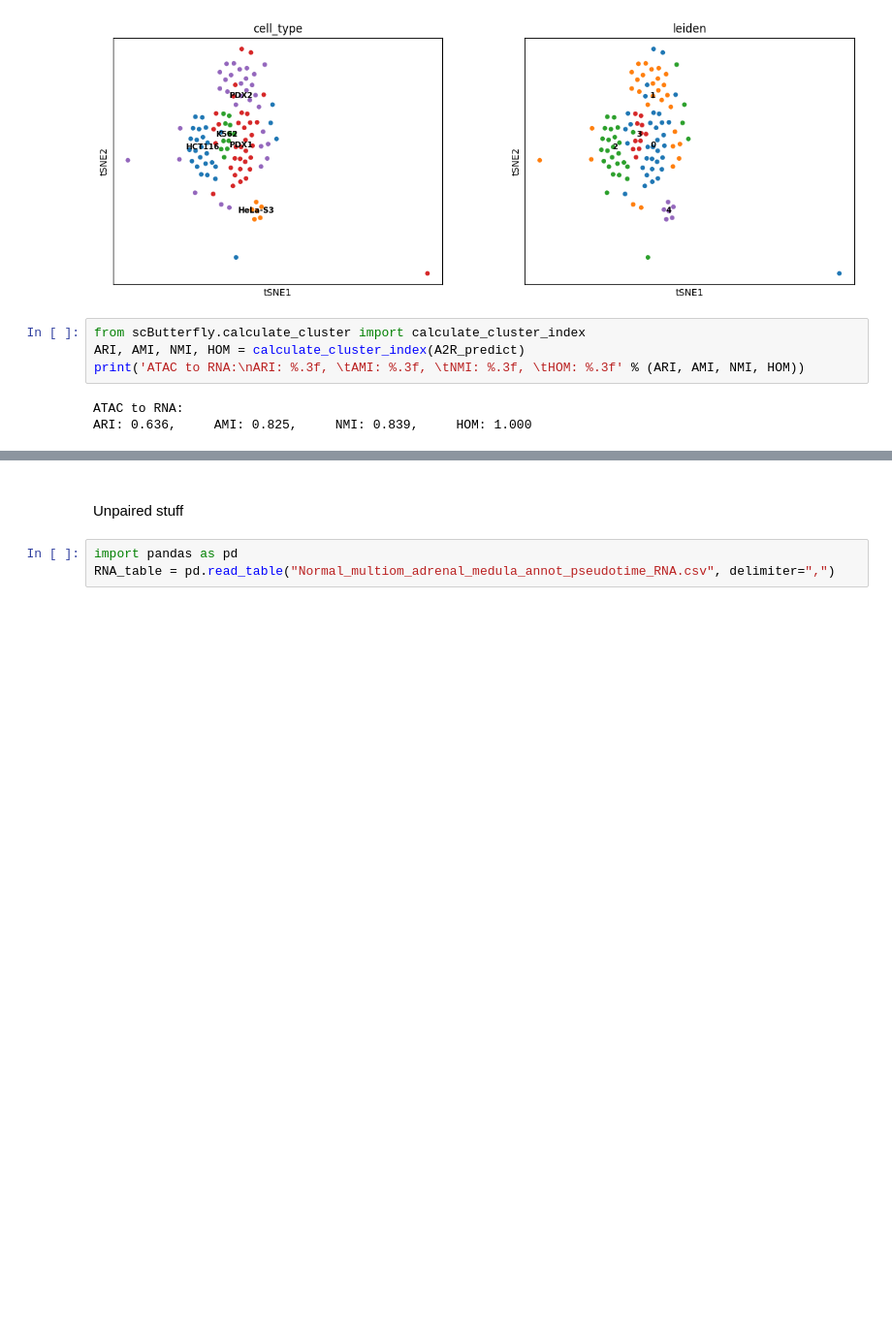
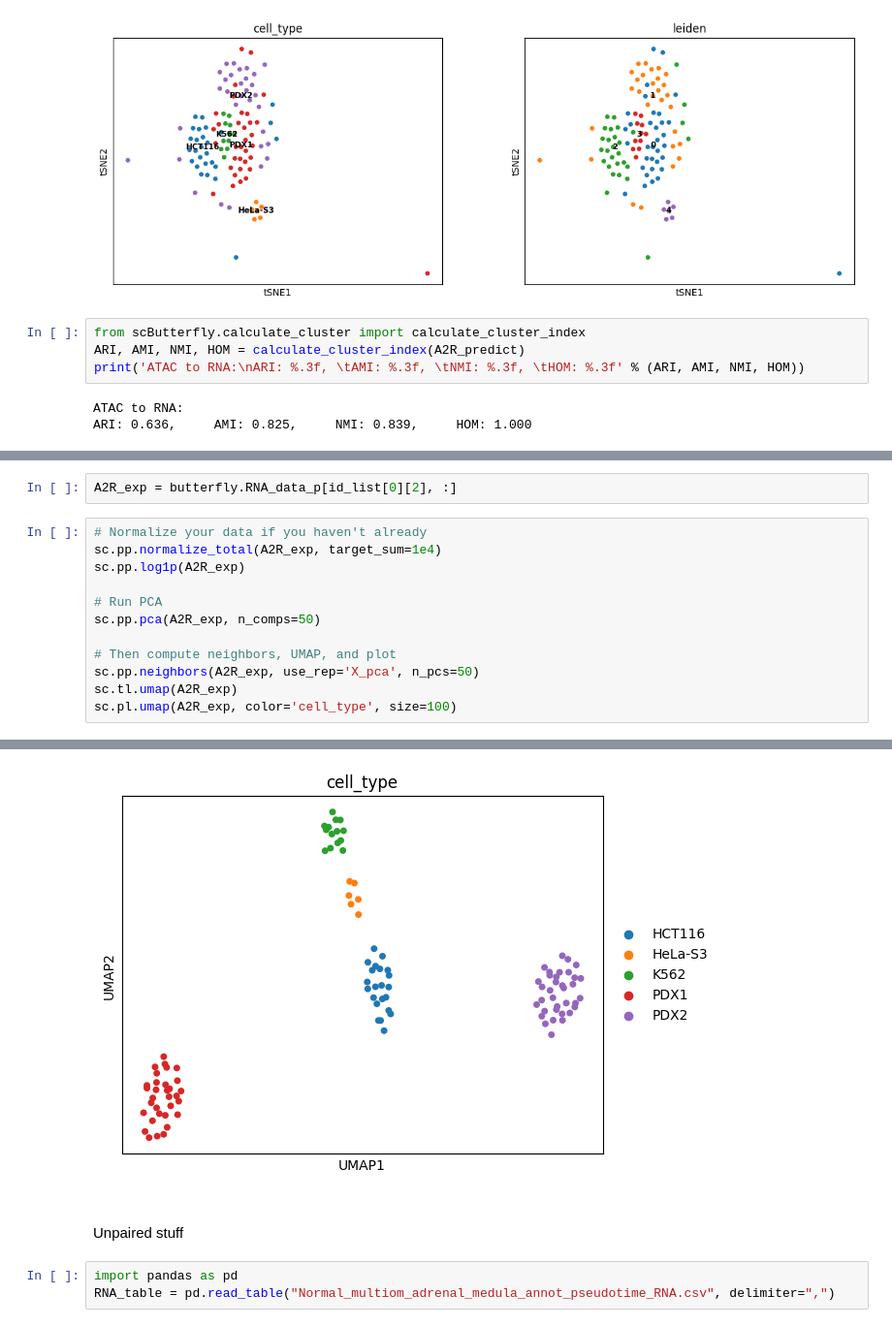
Before and after one commit to preet2706/scButterfly, a Jupyter notebook: scbutterfly/scButterfly_RNA_to_ATAC_unpaired_normal_pre_selina.ipynb, the cells around one changed output, grey strips where cells are left out. Shown at 97% size. Cells and saved outputs as stored; diff of their text form; blank space fills up the shorter version.

```diff
--- a/scbutterfly/scButterfly_RNA_to_ATAC_unpaired_normal_pre_selina.ipynb
+++ b/scbutterfly/scButterfly_RNA_to_ATAC_unpaired_normal_pre_selina.ipynb
@@ -119,0 +219,15 @@ ARI: 0.636,     AMI: 0.825,     NMI: 0.839,     HOM: 1.000
+# %%
+A2R_exp = butterfly.RNA_data_p[id_list[0][2], :]
+# %%
+# Normalize your data if you haven't already
+sc.pp.normalize_total(A2R_exp, target_sum=1e4)
+sc.pp.log1p(A2R_exp)
+
+# Run PCA
+sc.pp.pca(A2R_exp, n_comps=50)
+
+# Then compute neighbors, UMAP, and plot
+sc.pp.neighbors(A2R_exp, use_rep='X_pca', n_pcs=50)
+sc.tl.umap(A2R_exp)
+sc.pl.umap(A2R_exp, color='cell_type', size=100)
+# %% [output]
@@ -120,3 +235,4 @@ ARI: 0.636,     AMI: 0.825,     NMI: 0.839,     HOM: 1.000
+[figure, added]
 # %% [markdown]
 ###
 Unpaired stuff
```
Also changed, not shown: parts of 9 cells of this notebook.
